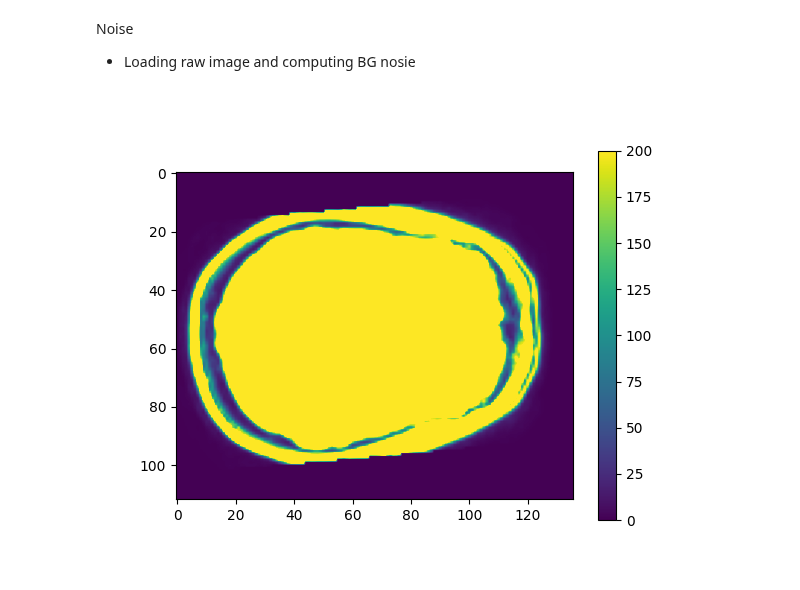
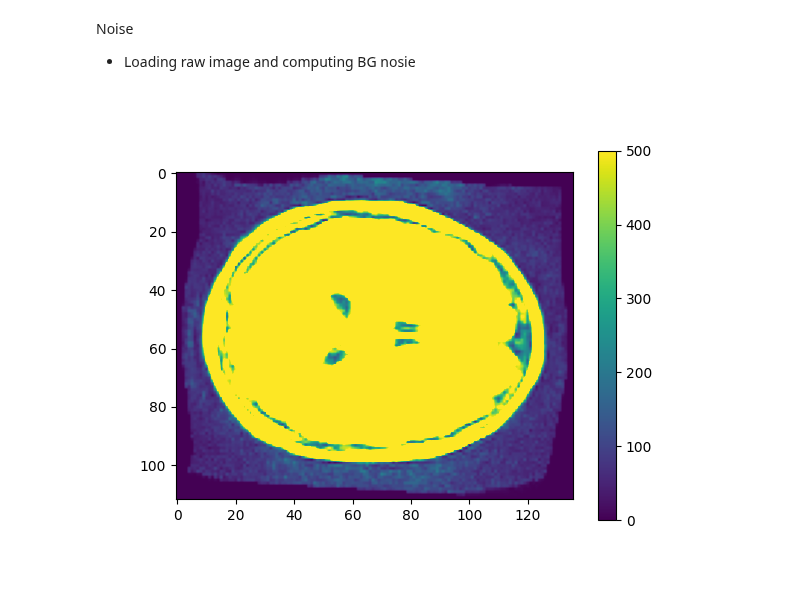
Before and after one commit to pranav-ind/hulfsynth, a Jupyter notebook: roi_gen.ipynb, the cells around one changed output. Cells and saved outputs as stored; diff of their text form; code cells hidden in the pictures.

```diff
--- a/roi_gen.ipynb
+++ b/roi_gen.ipynb
@@ -59,7 +59,7 @@ seg = nib.load(seg_loc).get_fdata()
 # Validation Data - sub_0011
 
 
-folder = './Data/validation_data/sub_0011/hf'
+folder = './Data/validation_data/sub_0015/ulf'
 seg_loc = folder + "/fast_seg.nii.gz"
 csf_nib = nib.load(folder + "/fast_pve_0.nii.gz")
 gm_nib = nib.load(folder + "/fast_pve_1.nii.gz")
@@ -87,6 +85,6 @@ csf.shape
 # %%
 %matplotlib inline
-slice_num = 11
+slice_num = 24
 plt.imshow(img_nib.get_fdata()[:,:,slice_num],cmap='gray')
 plt.colorbar()
 plt.show()
@@ -189,12 +194,12 @@ Noise
 # %%
 %matplotlib ipympl
 # %matplotlib inline
 
 
-plt.imshow(noise.get_fdata()[:,:,slice_num], vmax = 200)
+plt.imshow(noise.get_fdata()[:,:,slice_num], vmax = 500)
 plt.colorbar()
 plt.show()
 # %% [output]
-[figure, old version]
+[figure, new version]
 # %%
 
```
Also changed, not shown: parts of 11 cells of this notebook, 32 other files.
